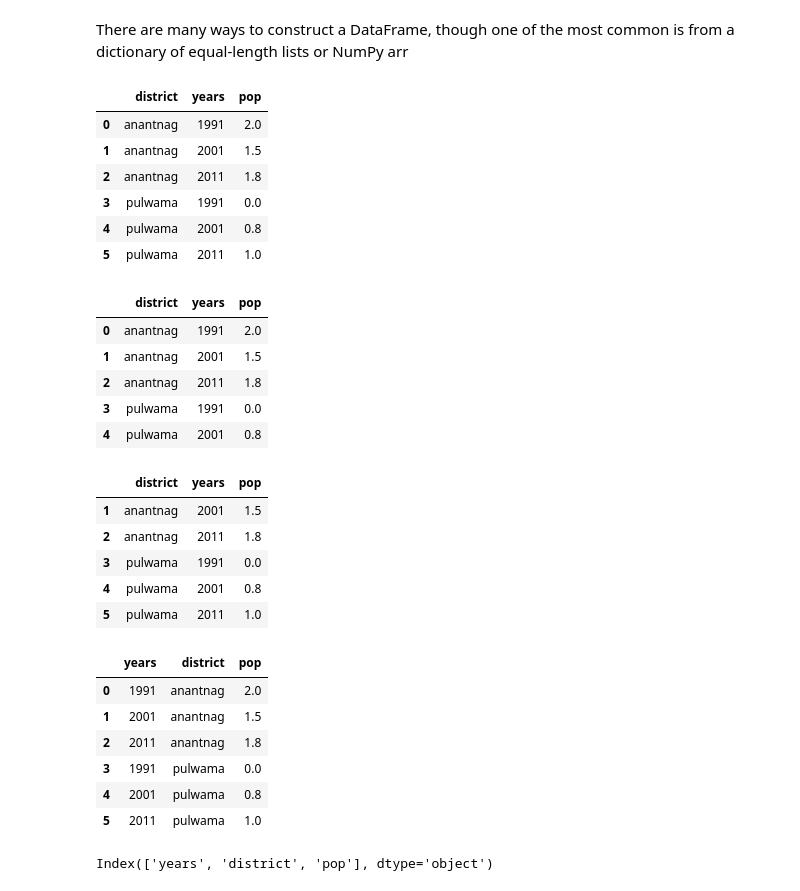
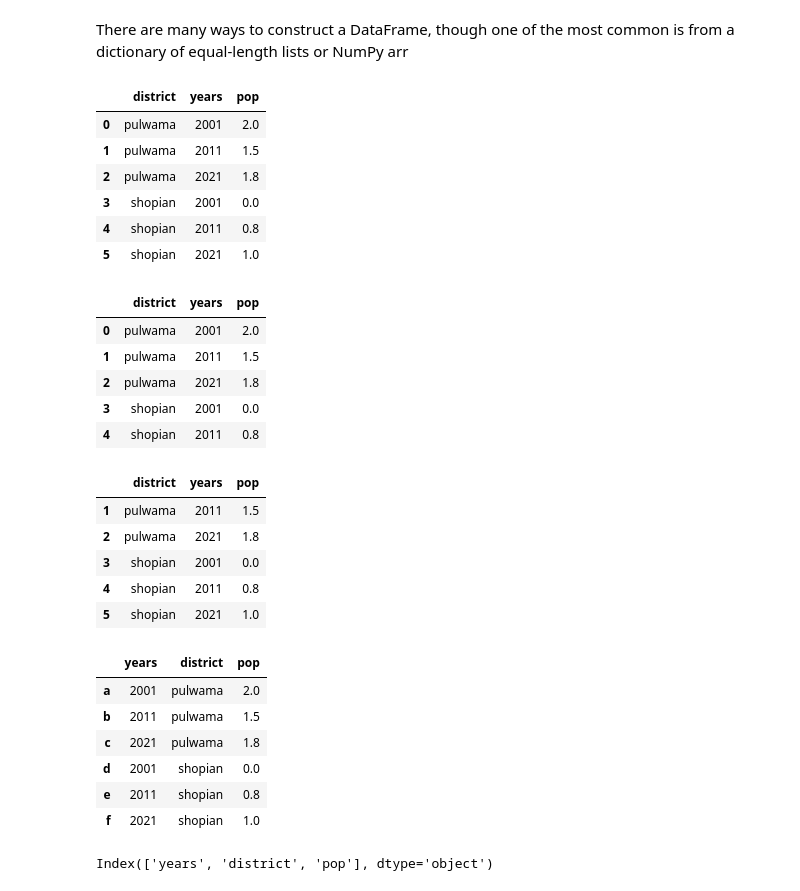
Before and after one commit to hameemshah/Py-Code, a Jupyter notebook: Pandas.ipynb, the cells around one changed output. Cells and saved outputs as stored; diff of their text form; code cells hidden in the pictures.

Commit message:
Data Science

```diff
--- a/Pandas.ipynb
+++ b/Pandas.ipynb
@@ -146,38 +161,38 @@ There are many ways to construct a DataFrame, though one of the most common is
 from a dictionary of equal-length lists or NumPy arr
 # %%
 import pandas as pd
-data = {"district":["anantnag","anantnag","anantnag","pulwama","pulwama","pulwama"],
-        "years":[1991, 2001, 2011, 1991, 2001, 2011],
+data = {"district":["pulwama","pulwama","pulwama","shopian","shopian","shopian"],
+        "years":[2001, 2011, 2021, 2001, 2011, 2021],
        "pop":[2.0, 1.5,1.8,0.0,0.8,1.0]}
 # %%
 frame = pd.DataFrame(data)
 frame
 # %% [output]
 |  | district | years | pop |
-| 0 | anantnag | 1991 | 2.0 |
-| 1 | anantnag | 2001 | 1.5 |
-| 2 | anantnag | 2011 | 1.8 |
-| 3 | pulwama | 1991 | 0.0 |
-| 4 | pulwama | 2001 | 0.8 |
-| 5 | pulwama | 2011 | 1.0 |
+| 0 | pulwama | 2001 | 2.0 |
+| 1 | pulwama | 2011 | 1.5 |
+| 2 | pulwama | 2021 | 1.8 |
+| 3 | shopian | 2001 | 0.0 |
+| 4 | shopian | 2011 | 0.8 |
+| 5 | shopian | 2021 | 1.0 |
 # %%
 #For large DataFrames, the head method selects only the first five rows
 frame.head()
 # %% [output]
 |  | district | years | pop |
-| 0 | anantnag | 1991 | 2.0 |
-| 1 | anantnag | 2001 | 1.5 |
-| 2 | anantnag | 2011 | 1.8 |
-| 3 | pulwama | 1991 | 0.0 |
-| 4 | pulwama | 2001 | 0.8 |
+| 0 | pulwama | 2001 | 2.0 |
+| 1 | pulwama | 2011 | 1.5 |
+| 2 | pulwama | 2021 | 1.8 |
+| 3 | shopian | 2001 | 0.0 |
+| 4 | shopian | 2011 | 0.8 |
 # %%
 #Similarly, tail returns the last five rows
 frame.tail()
 # %% [output]
 |  | district | years | pop |
-| 1 | anantnag | 2001 | 1.5 |
-| 2 | anantnag | 2011 | 1.8 |
-| 3 | pulwama | 1991 | 0.0 |
-| 4 | pulwama | 2001 | 0.8 |
-| 5 | pulwama | 2011 | 1.0 |
+| 1 | pulwama | 2011 | 1.5 |
+| 2 | pulwama | 2021 | 1.8 |
+| 3 | shopian | 2001 | 0.0 |
+| 4 | shopian | 2011 | 0.8 |
+| 5 | shopian | 2021 | 1.0 |
 # %%
@@ -185,14 +200,14 @@ frame.tail()
 # %%
-frame2 = pd.DataFrame(data, columns=["years", "district", "pop"])
+frame2 = pd.DataFrame(data, columns=["years", "district", "pop"], index=('a','b','c','d','e','f'))
 frame2
 # %% [output]
 |  | years | district | pop |
-| 0 | 1991 | anantnag | 2.0 |
-| 1 | 2001 | anantnag | 1.5 |
-| 2 | 2011 | anantnag | 1.8 |
-| 3 | 1991 | pulwama | 0.0 |
-| 4 | 2001 | pulwama | 0.8 |
-| 5 | 2011 | pulwama | 1.0 |
+| a | 2001 | pulwama | 2.0 |
+| b | 2011 | pulwama | 1.5 |
+| c | 2021 | pulwama | 1.8 |
+| d | 2001 | shopian | 0.0 |
+| e | 2011 | shopian | 0.8 |
+| f | 2021 | shopian | 1.0 |
 # %%
 frame2.columns
 # %% [output]
```
Also changed, not shown: parts of 44 cells of this notebook, 5 other files.
